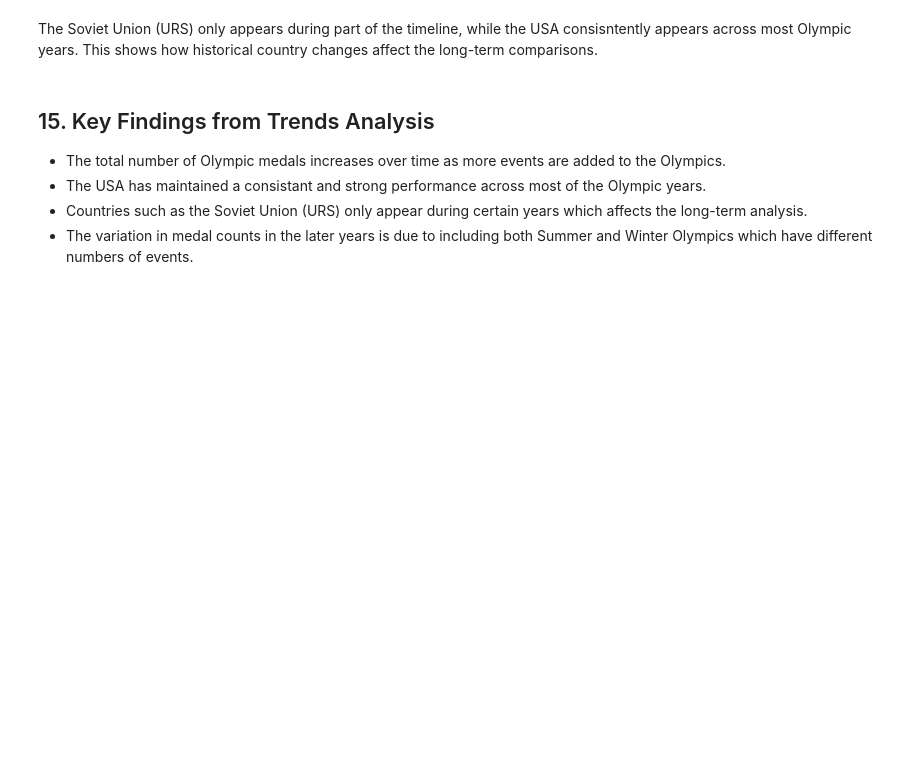
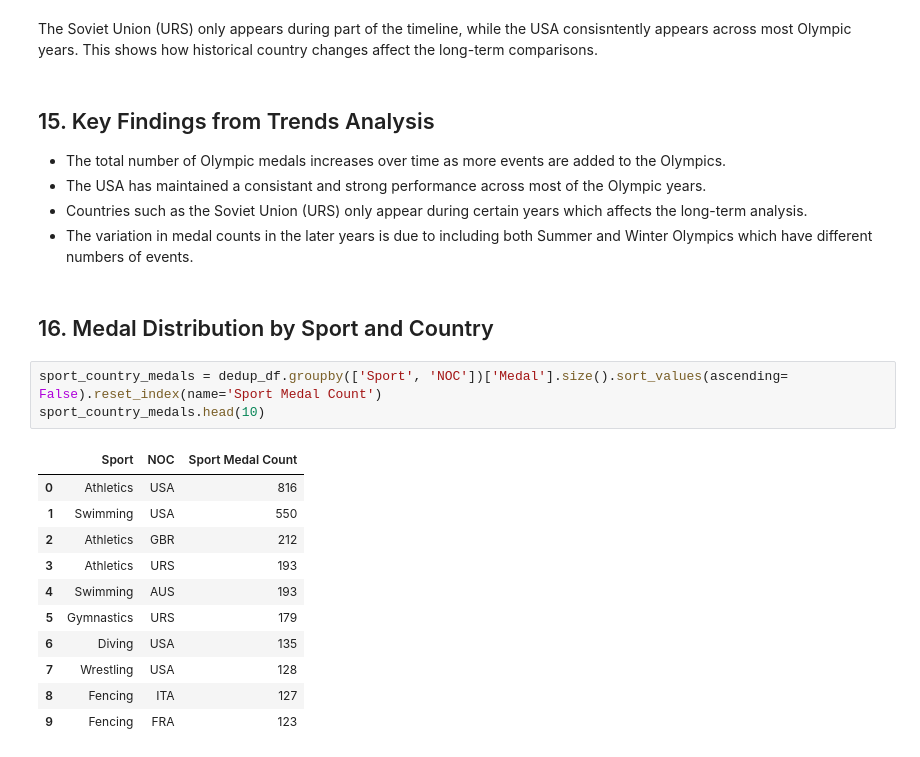
Before and after one commit to Jenushan44/olympic-performance-analyzer, a Jupyter notebook: notebooks/olympics_analysis.ipynb, the cells around one changed output. Drawn from its saved outputs; the diff is of its cells as text; blank space fills up the shorter version.

Commit message:
Add medal distribution and specialization analysis

```diff
--- a/notebooks/olympics_analysis.ipynb
+++ b/notebooks/olympics_analysis.ipynb
@@ -252,3 +252,20 @@ The Soviet Union (URS) only appears during part of the timeline, while the USA c
 - The USA has maintained a consistant and strong performance across most of the Olympic years.
 - Countries such as the Soviet Union (URS) only appear during certain years which affects the long-term analysis.
 - The variation in medal counts in the later years is due to including both Summer and Winter Olympics which have different numbers of events.
+# %% [markdown]
+## 16. Medal Distribution by Sport and Country
+# %%
+sport_country_medals = dedup_df.groupby(['Sport', 'NOC'])['Medal'].size().sort_values(ascending= False).reset_index(name='Sport Medal Count')
+sport_country_medals.head(10)
+# %% [output]
+|  | Sport | NOC | Sport Medal Count |
+| 0 | Athletics | USA | 816 |
+| 1 | Swimming | USA | 550 |
+| 2 | Athletics | GBR | 212 |
+| 3 | Athletics | URS | 193 |
+| 4 | Swimming | AUS | 193 |
+| 5 | Gymnastics | URS | 179 |
+| 6 | Diving | USA | 135 |
+| 7 | Wrestling | USA | 128 |
+| 8 | Fencing | ITA | 127 |
+| 9 | Fencing | FRA | 123 |
```
Also changed, not shown: parts of 2 cells of this notebook.
